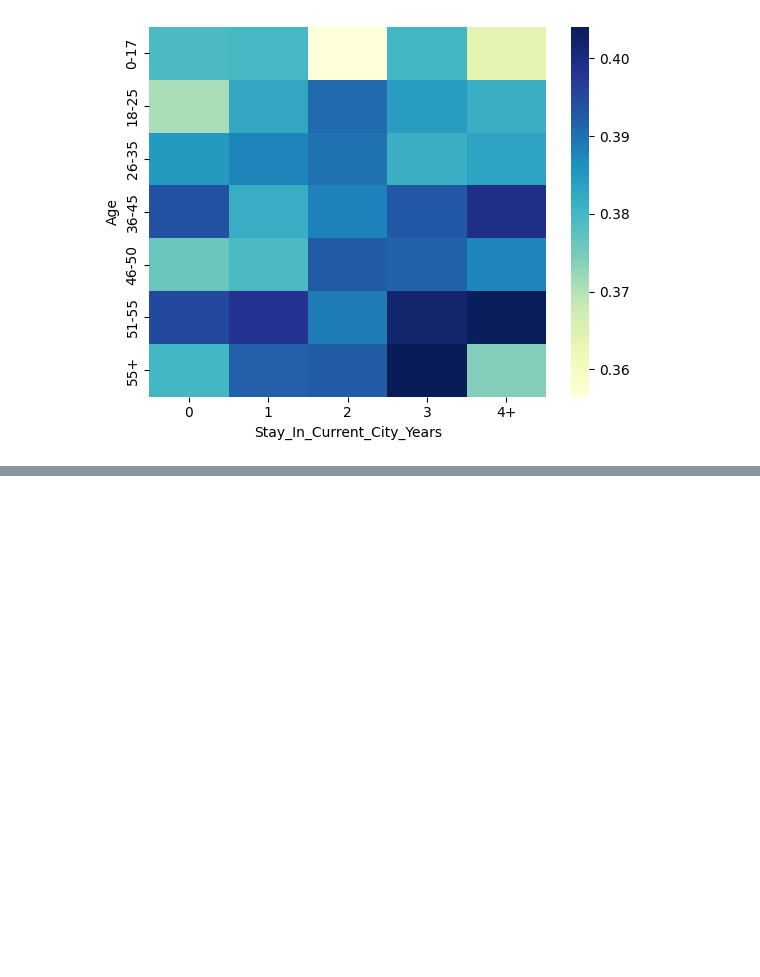
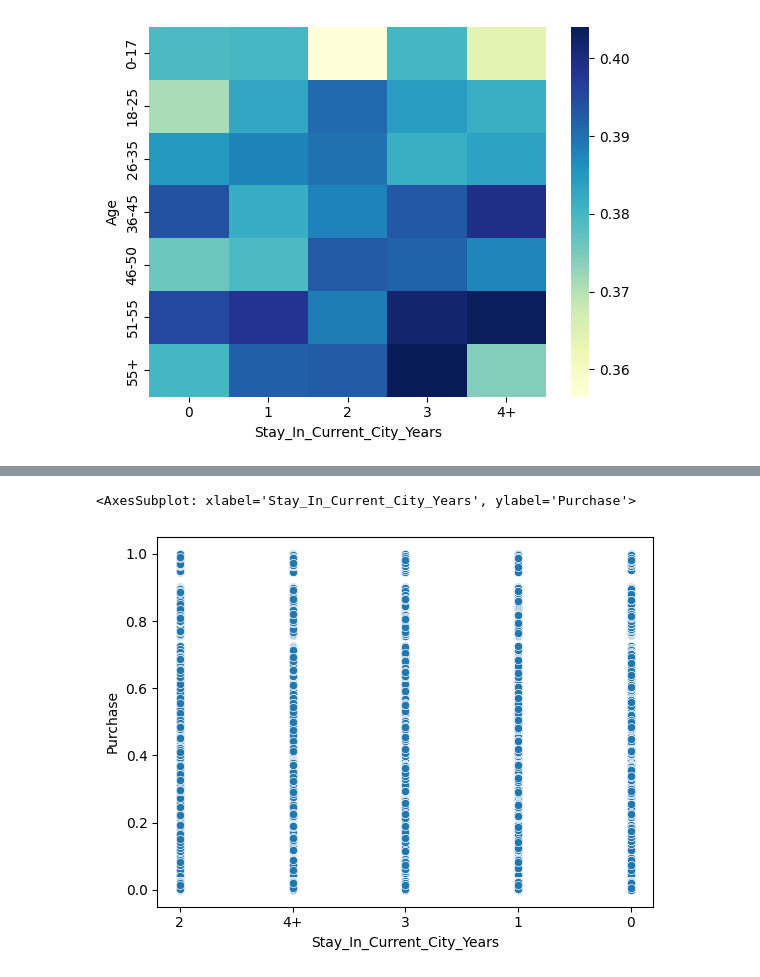
Before and after one commit to Mikil03/Sem-6, a Jupyter notebook: Lab AIDS/EXP2/D15B_37.ipynb, the cells around one changed output, grey strips where cells are left out. Saved outputs shown, nothing was run; the diff lists cells and outputs as text; code cells hidden in the pictures; blank space fills up the shorter version.

```diff
--- a/Lab AIDS/EXP2/D15B_37.ipynb
+++ b/Lab AIDS/EXP2/D15B_37.ipynb
@@ -244,0 +253,5 @@ plt.show()
+# %%
+sns.scatterplot(data=df,x='Stay_In_Current_City_Years',y='Purchase')
+# %% [output]
+<AxesSubplot: xlabel='Stay_In_Current_City_Years', ylabel='Purchase'>
+[figure, added]
```
Also changed, not shown: parts of 5 cells of this notebook.
